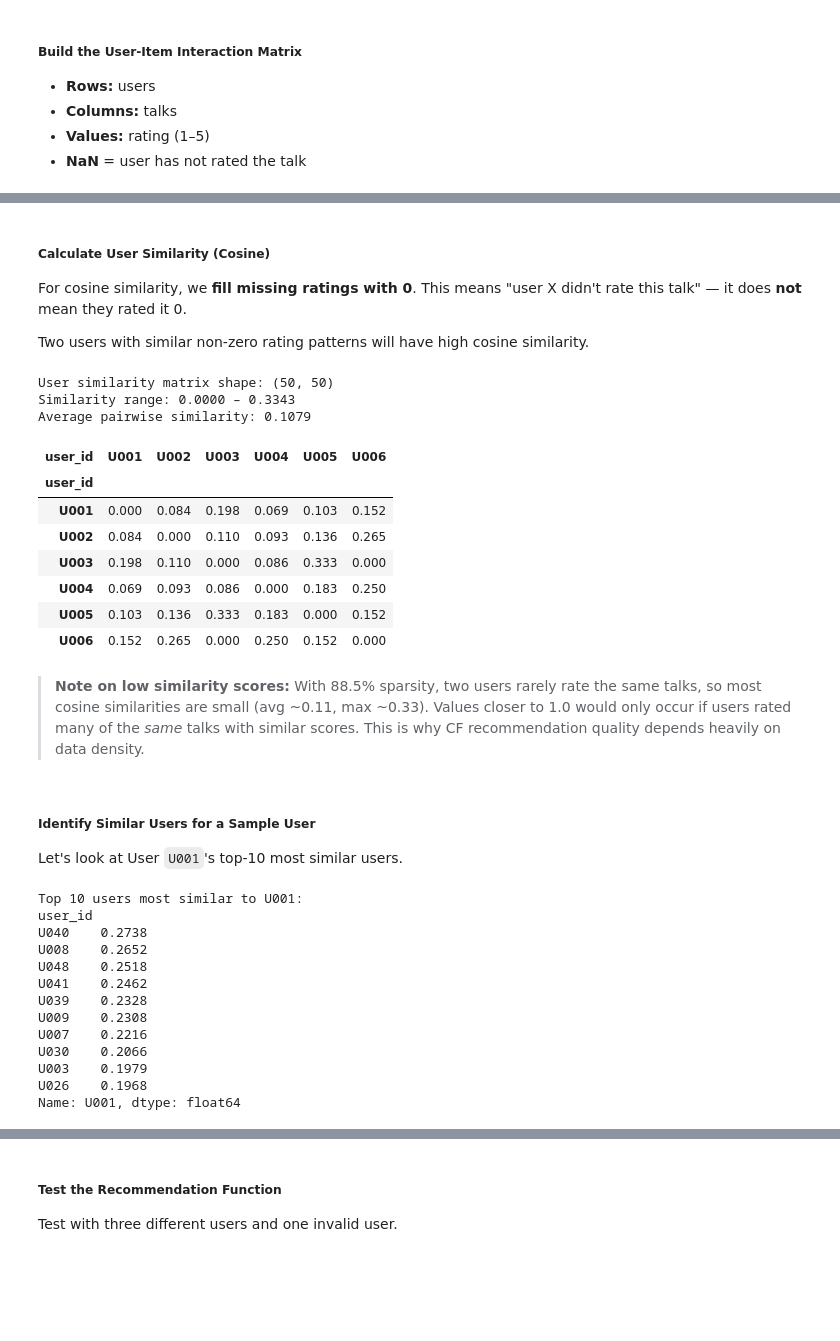
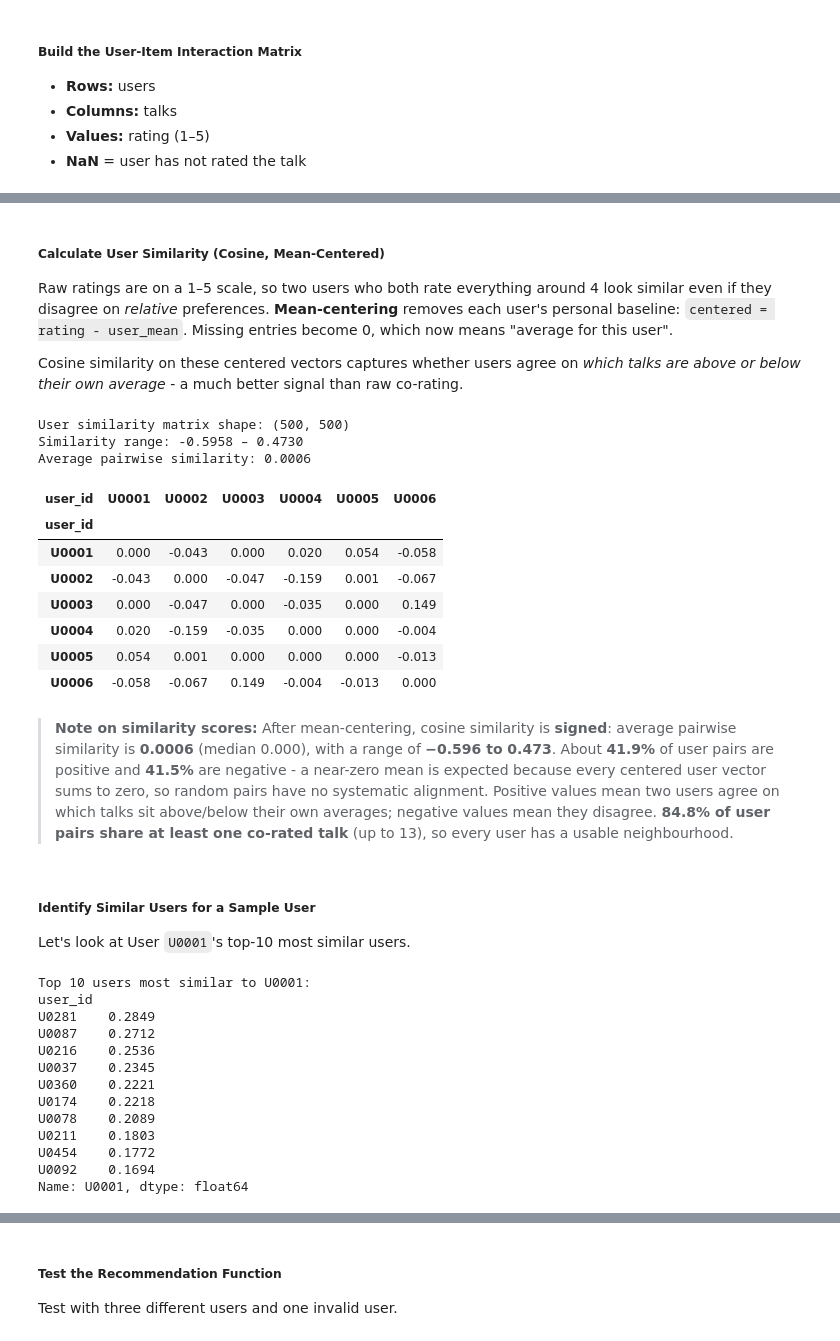
Before and after one commit to springboardmentor098/TED-TALK-RECOMMENDATION-SYSTEM, a Jupyter notebook: notebooks/08_collaborative_filtering.ipynb, the cells around one changed output, grey strips where cells are left out. Cells and saved outputs as stored; diff of their text form; code cells hidden in the pictures; blank space fills up the shorter version.

Commit message:
expanded user interactions, mean-centered CF, confidence-weighted hybrid model, multi-talk CB profile, offline evaluation

```diff
--- a/notebooks/08_collaborative_filtering.ipynb
+++ b/notebooks/08_collaborative_filtering.ipynb
@@ -83,50 +89,57 @@ Sparsity:        88.47%
 # %% [markdown]
-##### Calculate User Similarity (Cosine)
+##### Calculate User Similarity (Cosine, Mean-Centered)
 
-For cosine similarity, we **fill missing ratings with 0**. This means "user X didn't rate this talk" — it does **not** mean they rated it 0.
+Raw ratings are on a 1–5 scale, so two users who both rate everything around 4 look similar even if
+they disagree on *relative* preferences. **Mean-centering** removes each user's personal baseline:
+`centered = rating - user_mean`. Missing entries become 0, which now means "average for this user".
 
-Two users with similar non-zero rating patterns will have high cosine similarity.
+Cosine similarity on these centered vectors captures whether users agree on *which talks are above or
+below their own average* - a much better signal than raw co-rating.
 # %%
 from sklearn.metrics.pairwise import cosine_similarity
 
-# Fill missing with 0 for cosine similarity
-filled_matrix = user_item_matrix.fillna(0).values
+# Per-user mean of the ratings they actually gave (NaN-aware)
+user_means = user_item_matrix.mean(axis=1)
 
-# Compute user-user similarity
-user_sim = cosine_similarity(filled_matrix, dense_output=True)
+# Mean-center each user's ratings, then fill unrated with 0
+# (0 now means "average for this user", not "rated 0")
+centered_matrix = user_item_matrix.sub(user_means, axis=0).fillna(0.0)
+
+# Cosine similarity on the mean-centered vectors
+user_sim = cosine_similarity(centered_matrix.values, dense_output=True)
 np.fill_diagonal(user_sim, 0.0)  # exclude self
 
 user_sim_df = pd.DataFrame(
     user_sim,
     index=user_item_matrix.index,
     columns=user_item_matrix.index,
 )
 
 print(f"User similarity matrix shape: {user_sim_df.shape}")
 print(f"Similarity range: {user_sim_df.values.min():.4f} – {user_sim_df.values.max():.4f}")
 print(f"Average pairwise similarity: {user_sim_df.values[np.triu_indices_from(user_sim_df.values, k=1)].mean():.4f}")
 
 # Preview the first 6x6 block
 user_sim_df.iloc[:6, :6].round(3)
 # %% [output]
-User similarity matrix shape: (50, 50)
-Similarity range: 0.0000 – 0.3343
-Average pairwise similarity: 0.1079
+User similarity matrix shape: (500, 500)
+Similarity range: -0.5958 – 0.4730
+Average pairwise similarity: 0.0006
-| user_id | U001 | U002 | U003 | U004 | U005 | U006 |
+| user_id | U0001 | U0002 | U0003 | U0004 | U0005 | U0006 |
 | user_id |  |  |  |  |  |  |
-| U001 | 0.000 | 0.084 | 0.198 | 0.069 | 0.103 | 0.152 |
-| U002 | 0.084 | 0.000 | 0.110 | 0.093 | 0.136 | 0.265 |
-| U003 | 0.198 | 0.110 | 0.000 | 0.086 | 0.333 | 0.000 |
-| U004 | 0.069 | 0.093 | 0.086 | 0.000 | 0.183 | 0.250 |
-| U005 | 0.103 | 0.136 | 0.333 | 0.183 | 0.000 | 0.152 |
-| U006 | 0.152 | 0.265 | 0.000 | 0.250 | 0.152 | 0.000 |
+| U0001 | 0.000 | -0.043 | 0.000 | 0.020 | 0.054 | -0.058 |
+| U0002 | -0.043 | 0.000 | -0.047 | -0.159 | 0.001 | -0.067 |
+| U0003 | 0.000 | -0.047 | 0.000 | -0.035 | 0.000 | 0.149 |
+| U0004 | 0.020 | -0.159 | -0.035 | 0.000 | 0.000 | -0.004 |
+| U0005 | 0.054 | 0.001 | 0.000 | 0.000 | 0.000 | -0.013 |
+| U0006 | -0.058 | -0.067 | 0.149 | -0.004 | -0.013 | 0.000 |
 # %% [markdown]
-> **Note on low similarity scores:** With 88.5% sparsity, two users rarely rate the same talks, so most cosine similarities are small (avg ~0.11, max ~0.33). Values closer to 1.0 would only occur if users rated many of the *same* talks with similar scores. This is why CF recommendation quality depends heavily on data density.
+> **Note on similarity scores:** After mean-centering, cosine similarity is **signed**: average pairwise similarity is **0.0006** (median 0.000), with a range of **−0.596 to 0.473**. About **41.9%** of user pairs are positive and **41.5%** are negative - a near-zero mean is expected because every centered user vector sums to zero, so random pairs have no systematic alignment. Positive values mean two users agree on which talks sit above/below their own averages; negative values mean they disagree. **84.8% of user pairs share at least one co-rated talk** (up to 13), so every user has a usable neighbourhood.
 # %% [markdown]
 ##### Identify Similar Users for a Sample User
-Let's look at User `U001`'s top-10 most similar users.
+Let's look at User `U0001`'s top-10 most similar users.
 # %%
-SAMPLE_USER = "U001"
+SAMPLE_USER = "U0001"
 
 sims = user_sim_df.loc[SAMPLE_USER].sort_values(ascending=False)
 top_similar = sims.head(10)
@@ -134,19 +147,19 @@ top_similar = sims.head(10)
 print(f"Top 10 users most similar to {SAMPLE_USER}:")
 print(top_similar.round(4))
 # %% [output]
-Top 10 users most similar to U001:
+Top 10 users most similar to U0001:
 user_id
-U040    0.2738
-U008    0.2652
-U048    0.2518
-U041    0.2462
-U039    0.2328
-U009    0.2308
-U007    0.2216
-U030    0.2066
-U003    0.1979
-U026    0.1968
-Name: U001, dtype: float64
+U0281    0.2849
+U0087    0.2712
+U0216    0.2536
+U0037    0.2345
+U0360    0.2221
+U0174    0.2218
+U0078    0.2089
+U0211    0.1803
+U0454    0.1772
+U0092    0.1694
+Name: U0001, dtype: float64
 # %% [markdown]
 ##### Recommendation Function
 
```
Also changed, not shown: parts of 16 cells of this notebook, 26 other files.
